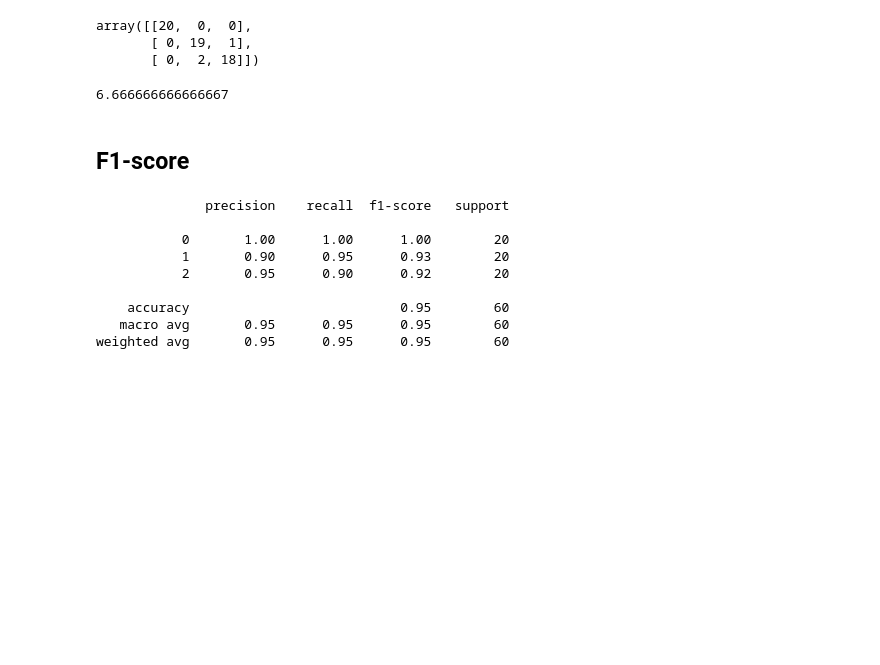
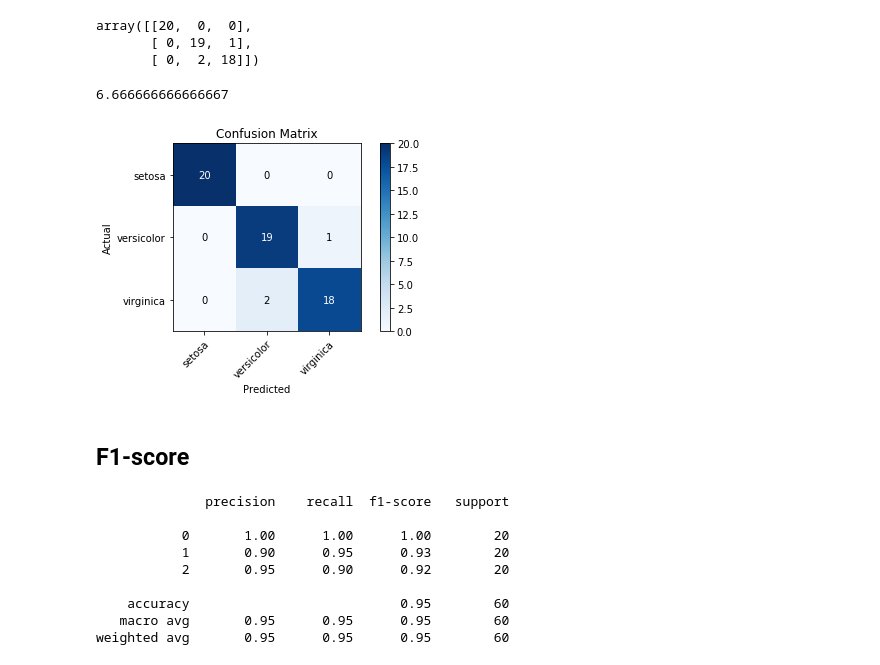
Before and after one commit to anqitu/adv-sklearn-training, a Jupyter notebook: exercises/Module 2 Model Evaluation.ipynb, the cells around one changed output. Saved outputs shown, nothing was run; the diff lists cells and outputs as text; code cells hidden in the pictures; blank space fills up the shorter version.

```diff
--- a/exercises/Module 2 Model Evaluation.ipynb
+++ b/exercises/Module 2 Model Evaluation.ipynb
@@ -40,36 +40,38 @@ cm.mean()
 # %% [output]
 6.666666666666667
 # %%
-# import matplotlib.pyplot as plt
-# fig, ax = plt.subplots()
-# im = ax.imshow(cm, cmap = 'Blues')
+import matplotlib.pyplot as plt
+fig, ax = plt.subplots()
+im = ax.imshow(cm, cmap = 'Blues')
 
-# # We want to show all ticks...
-# ax.set_xticks(range(3))
-# ax.set_yticks(range(3))
+# We want to show all ticks...
+ax.set_xticks(range(3))
+ax.set_yticks(range(3))
 
-# # ... and label them with the respective list entries
-# ax.set_xticklabels(iris.target_names)
-# ax.set_yticklabels(iris.target_names)
+# ... and label them with the respective list entries
+ax.set_xticklabels(iris.target_names)
+ax.set_yticklabels(iris.target_names)
 
-# ax.set_xlabel('Predicted')
-# ax.set_ylabel('Actual')
+ax.set_xlabel('Predicted')
+ax.set_ylabel('Actual')
 
-# # Rotate the tick labels and set their alignment.
-# plt.setp(ax.get_xticklabels(), rotation=45, ha="right",
-#          rotation_mode="anchor")
+# Rotate the tick labels and set their alignment.
+plt.setp(ax.get_xticklabels(), rotation=45, ha="right",
+         rotation_mode="anchor")
 
-# # Loop over data dimensions and create text annotations.
-# for i in range(3):
-#     for j in range(3):
-#         color = 'w' if cm[i, j] > cm.mean() else 'k'
-#         ax.text(j, i, cm[i, j],
-#                 ha="center", va="center", color=color)
-# plt.colorbar(im)
+# Loop over data dimensions and create text annotations.
+for i in range(3):
+    for j in range(3):
+        color = 'w' if cm[i, j] > cm.mean() else 'k'
+        ax.text(j, i, cm[i, j],
+                ha="center", va="center", color=color)
+plt.colorbar(im)
 
-# ax.set_title("Confusion Matrix")
-# fig.tight_layout()
-# plt.show()
+ax.set_title("Confusion Matrix")
+fig.tight_layout()
+plt.show()
+# %% [output]
+[figure, added]
 # %% [markdown]
 ## F1-score
 # %%
```
Also changed, not shown: parts of 2 cells of this notebook, 4 other files.
